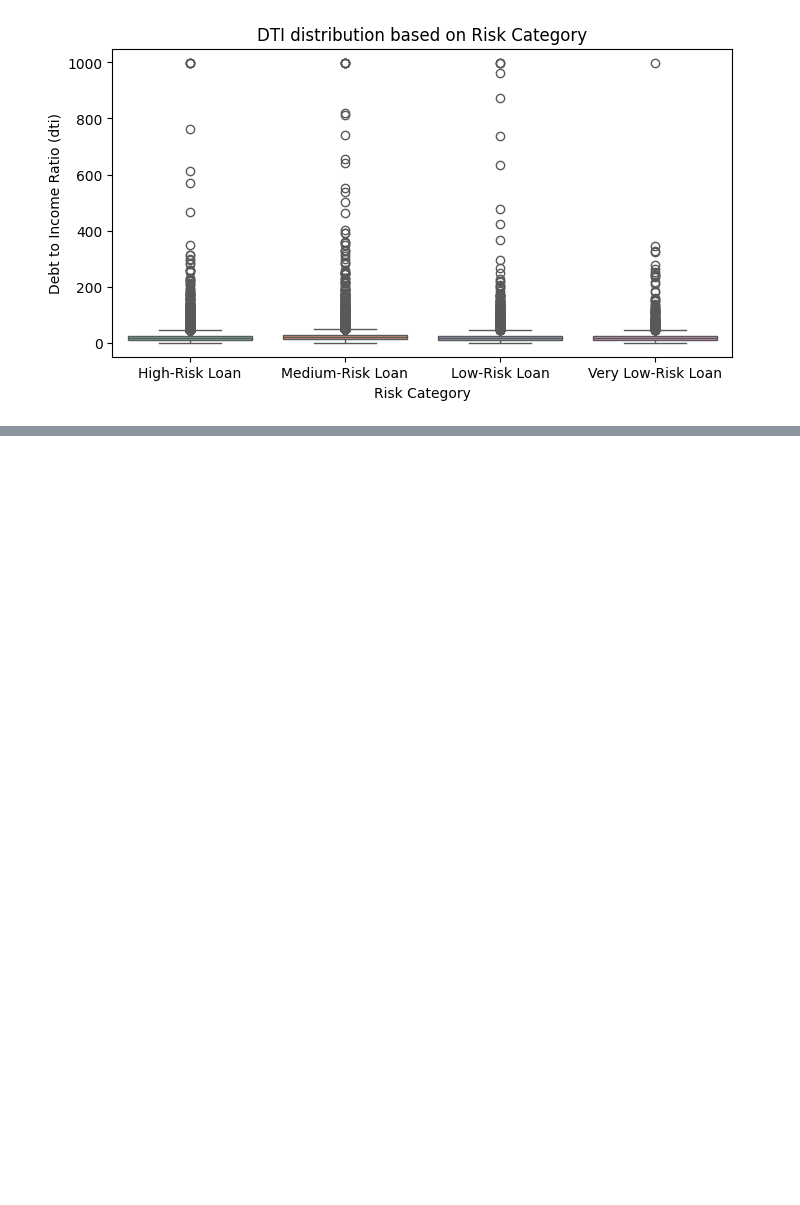
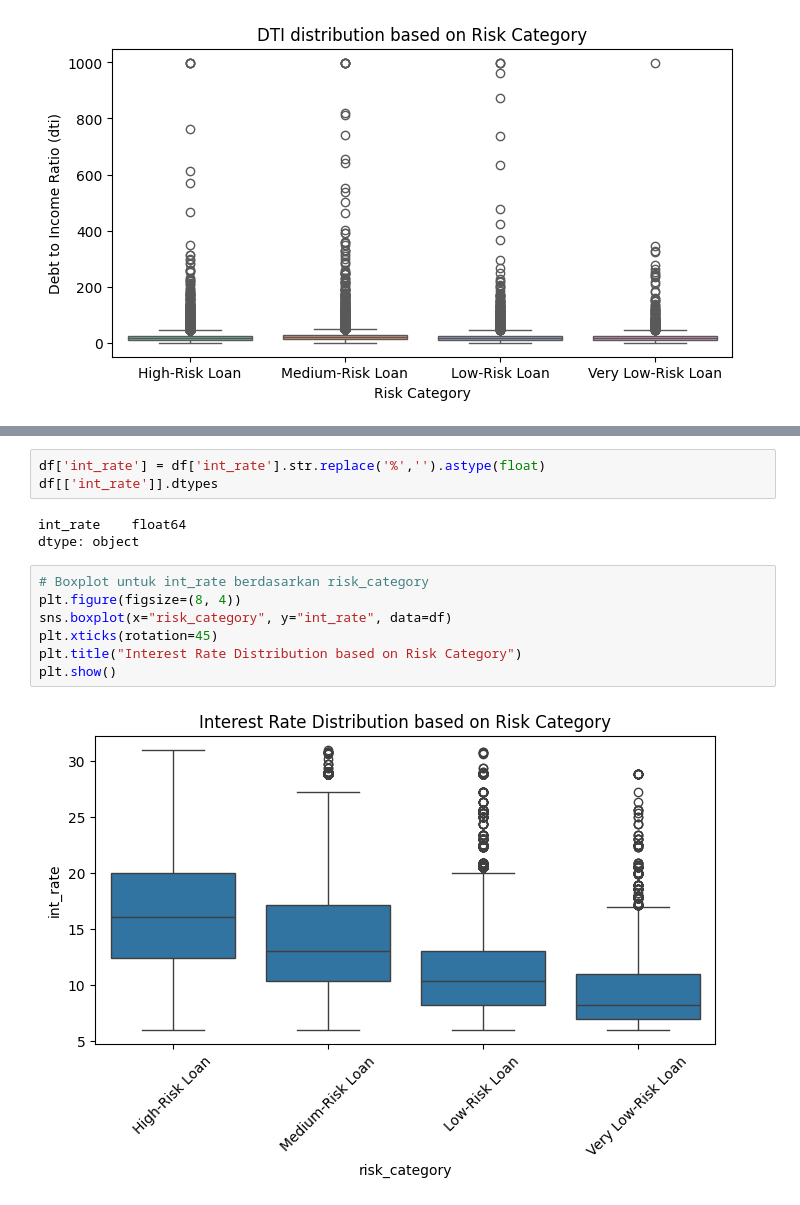
Before and after one commit to hidayah24/data-analyst-portfolio, a Jupyter notebook: Project-2-Credit-Risk-Analysis-and-Optimization-of-Lending-Decisions/Credit-Risk-Analysis.ipynb, the cells around one changed output, grey strips where cells are left out. Saved outputs shown, nothing was run; the diff lists cells and outputs as text; blank space fills up the shorter version.

Commit message:
Visualization and analysis creditworthiness & Loan Terms

```diff
--- a/Project-2-Credit-Risk-Analysis-and-Optimization-of-Lending-Decisions/Credit-Risk-Analysis.ipynb
+++ b/Project-2-Credit-Risk-Analysis-and-Optimization-of-Lending-Decisions/Credit-Risk-Analysis.ipynb
@@ -731,0 +749,15 @@ Passing `palette` without assigning `hue` is deprecated and will be removed in v
+# %%
+df['int_rate'] = df['int_rate'].str.replace('%','').astype(float)
+df[['int_rate']].dtypes
+# %% [output]
+int_rate    float64
+dtype: object
+# %%
+# Boxplot untuk int_rate berdasarkan risk_category
+plt.figure(figsize=(8, 4))
+sns.boxplot(x="risk_category", y="int_rate", data=df)
+plt.xticks(rotation=45)
+plt.title("Interest Rate Distribution based on Risk Category")
+plt.show()
+# %% [output]
+[figure, added]
```
Also changed, not shown: parts of 5 cells of this notebook.
